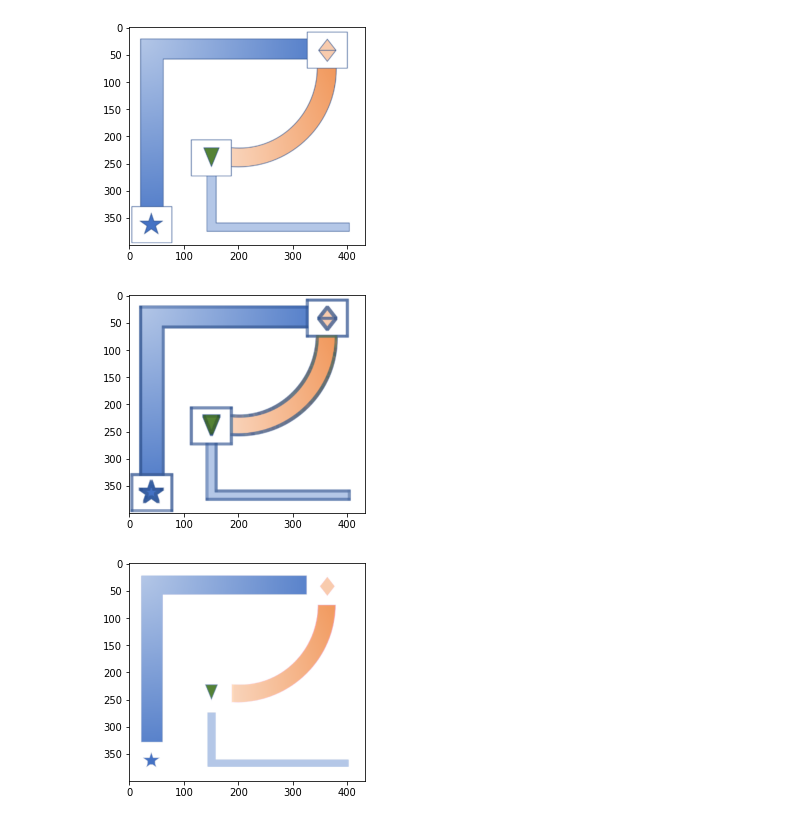
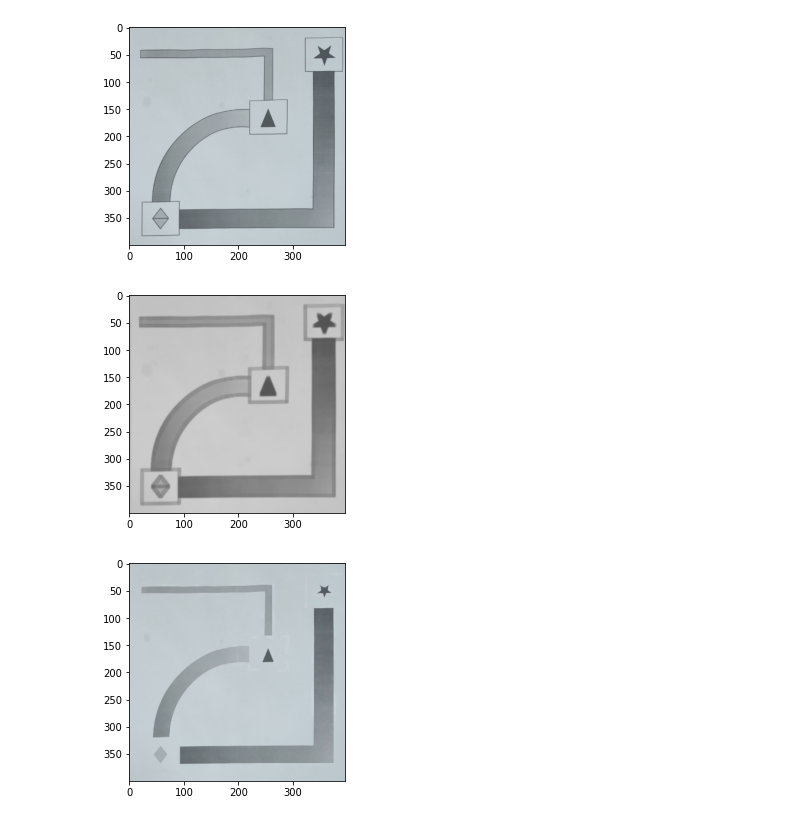
Before and after one commit to teerameth/Module6-7, a Jupyter notebook: Milestone25.ipynb, the cells around one changed output. Cells and saved outputs as stored; diff of their text form; code cells hidden in the pictures.

```diff
--- a/Milestone25.ipynb
+++ b/Milestone25.ipynb
@@ -1,33 +1,33 @@
 # %%
 import cv2
 import numpy as np
 import math
 import imutils
 from matplotlib import pyplot as plt
 def imshow(img):
     plt.imshow(cv2.cvtColor(img, cv2.COLOR_BGR2RGB))
     plt.show()
 def cartesian_distance(x, y): return math.sqrt(x**2+y**2)
 
-frame = cv2.imread("Picture1.png")
-# frame = cv2.imread("Picture2.jpg")
+# frame = cv2.imread("Picture1.png")
+frame = cv2.imread("Picture3.jpg")
 frame = imutils.resize(frame, height=400)
 imshow(frame)
 # %% [output]
-[figure, old version]
+[figure, new version]
 # %%
 gray = cv2.cvtColor(frame, cv2.COLOR_BGR2GRAY)
 hsv = cv2.cvtColor(frame, cv2.COLOR_BGR2HSV)
 LUV = cv2.cvtColor(frame, cv2.COLOR_BGR2LUV)
 blur = cv2.GaussianBlur(gray, (5, 5), 0)
 kernel = np.ones((5,5),np.uint8)
-erosion = cv2.erode(frame,kernel,iterations = 1)
+erosion = cv2.erode(blur,kernel,iterations = 1)
 dilation = cv2.dilate(frame,kernel,iterations = 1)
 imshow(erosion)
 imshow(dilation)
 # %% [output]
-[figure, old version]
+[figure, new version]
-[figure, old version]
+[figure, new version]
 # %%
 diff = cv2.absdiff(dilation, frame)
 imshow(diff)
```
Also changed, not shown: parts of 5 cells of this notebook, 8 other files.
